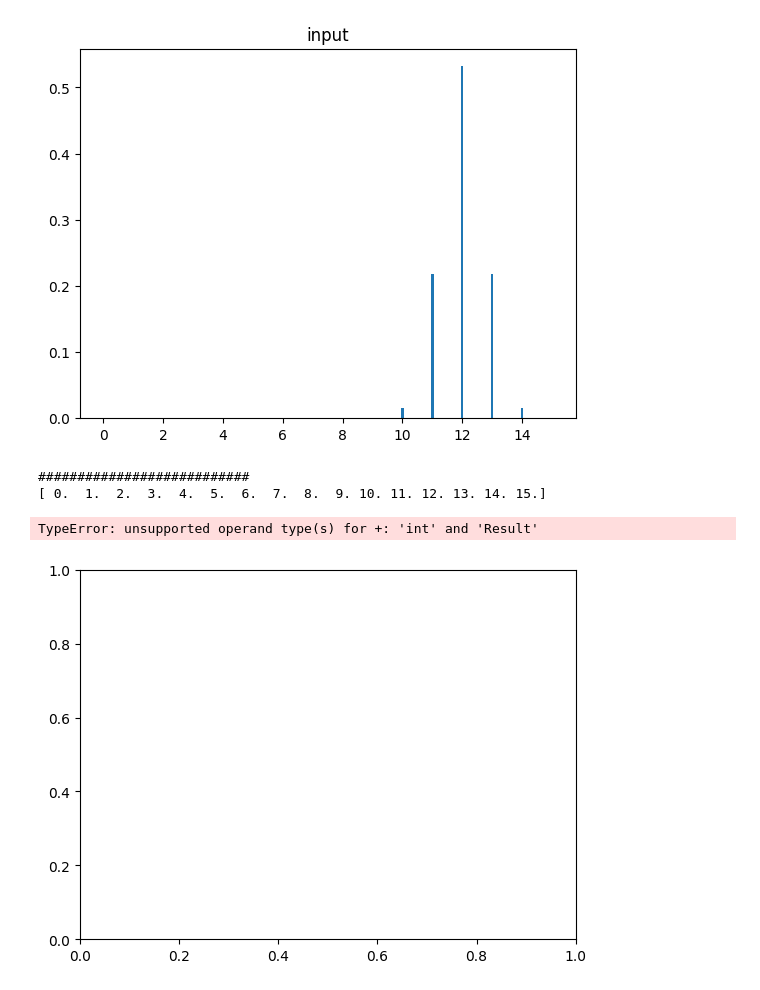
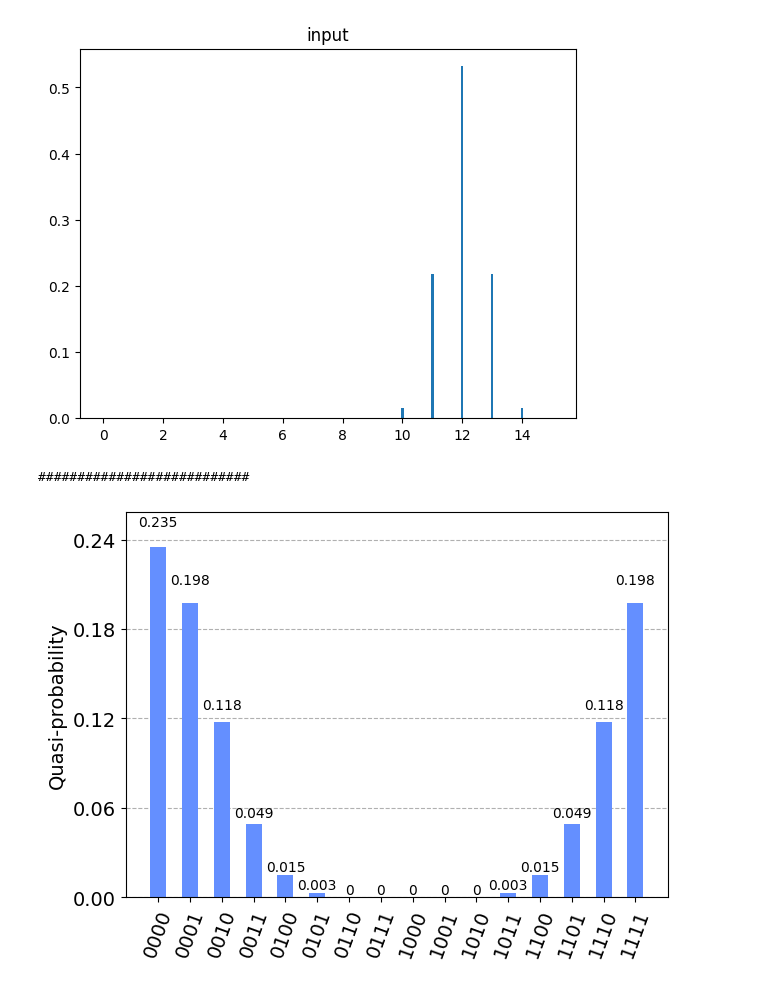
Before and after one commit to varun-subudhi/QIQC-Project-P471, a Jupyter notebook: QFT_Implementation.ipynb, the cells around one changed output. Cells and saved outputs as stored; diff of their text form; code cells hidden in the pictures.

```diff
--- a/QFT_Implementation.ipynb
+++ b/QFT_Implementation.ipynb
@@ -389,28 +287,22 @@ Text(0.5, 1.0, 'input')
 # %%
 print("###########################")
 
 qft(qc,n)
 qftnormal=qc.copy()
 qc.save_statevector()
 backend = Aer.get_backend("qasm_simulator")
 simulate = execute(qc, backend=backend, shots=1024).result()
 simulate.get_counts()
 plot_histogram(simulate.get_counts())
-xf=fftfreq(2**n)
-print(x)
-y=np.array(simulate)
-plt.bar(xf,y)
 
 #x2 = qc.values
 #y2 = qc.probabilities
 
 #plt.bar(x2, y2, width=0.02)
 #plt.show()
 # %% [output]
 ###########################
-[ 0.  1.  2.  3.  4.  5.  6.  7.  8.  9. 10. 11. 12. 13. 14. 15.]
-TypeError: unsupported operand type(s) for +: 'int' and 'Result'
-[figure, old version]
+[figure, new version]
 # %%
 
 qp=qftnormal # input of inv_qft as the qft of normal distribution
```
Also changed, not shown: parts of 16 cells of this notebook, 1 other file.
